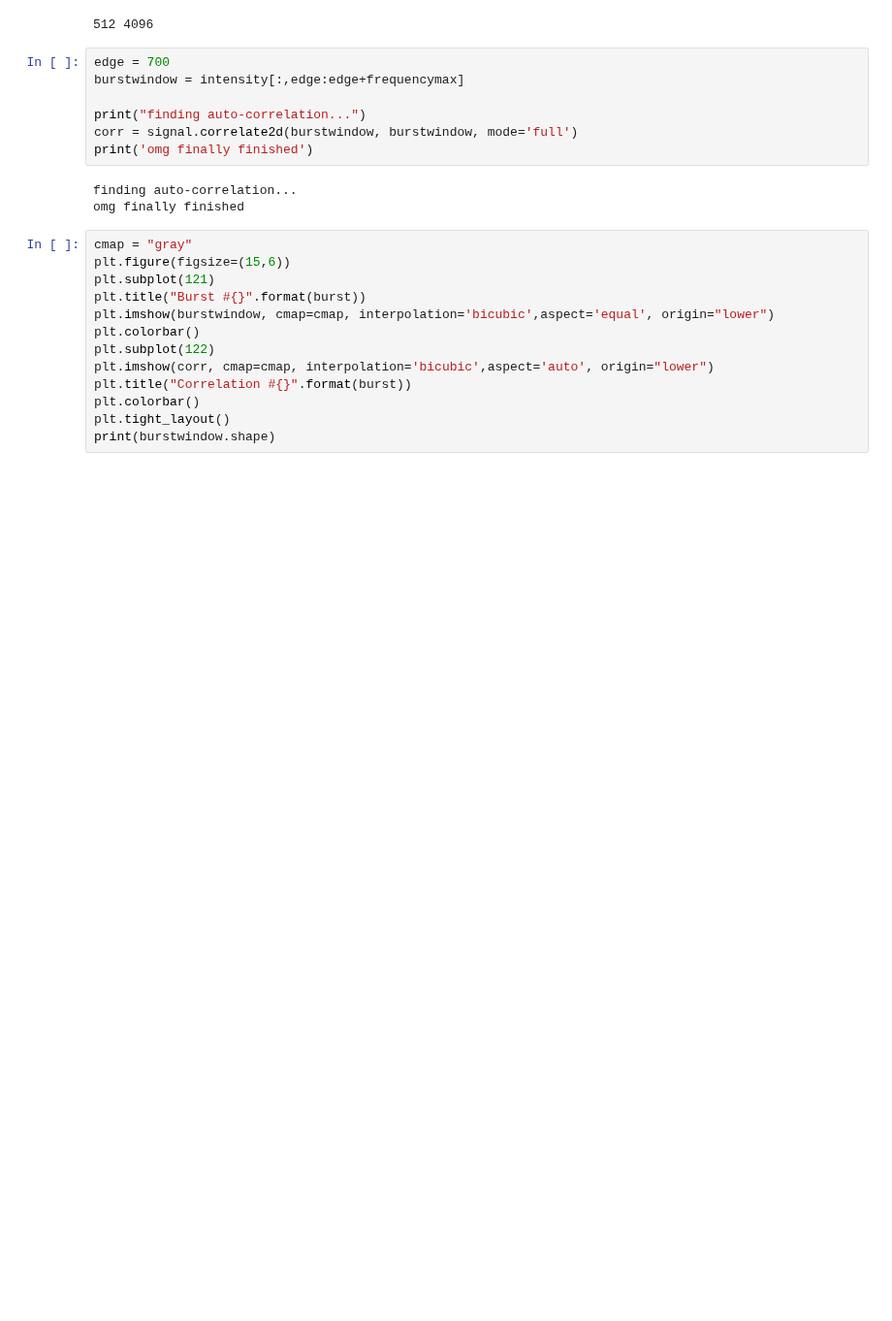
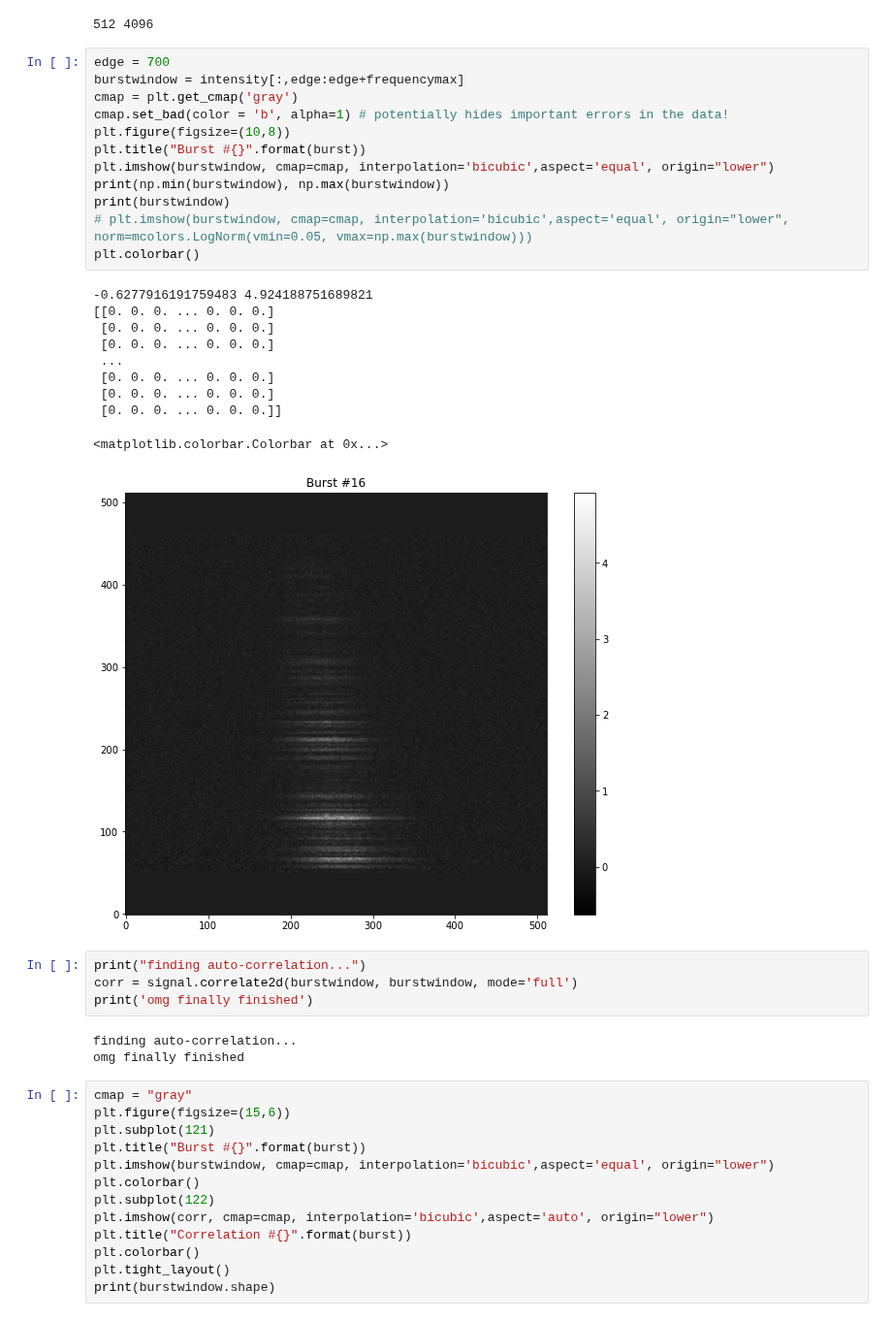
Before and after one commit to mef51/subdriftlaw, a Jupyter notebook: BurstDrift.ipynb, the cells around one changed output. Shown at 97% size. Cells and saved outputs as stored; diff of their text form; blank space fills up the shorter version.

Commit message:
fix the angle: should be normal now. print paramter errors. log colormap

```diff
--- a/BurstDrift.ipynb
+++ b/BurstDrift.ipynb
@@ -80,10 +80,30 @@ dimensions: 4096 512
 print(len(intensity), len(intensity[0]))
 # %% [output]
 512 4096
+# %%
+edge = 700
+burstwindow = intensity[:,edge:edge+frequencymax]
+cmap = plt.get_cmap('gray')
+cmap.set_bad(color = 'b', alpha=1) # potentially hides important errors in the data!
+plt.figure(figsize=(10,8))
+plt.title("Burst #{}".format(burst))
+plt.imshow(burstwindow, cmap=cmap, interpolation='bicubic',aspect='equal', origin="lower")
+print(np.min(burstwindow), np.max(burstwindow))
+print(burstwindow)
+# plt.imshow(burstwindow, cmap=cmap, interpolation='bicubic',aspect='equal', origin="lower", norm=mcolors.LogNorm(vmin=0.05, vmax=np.max(burstwindow)))
+plt.colorbar()
+# %% [output]
+-0.6277916191759483 4.924188751689821
+[[0. 0. 0. ... 0. 0. 0.]
+ [0. 0. 0. ... 0. 0. 0.]
+ [0. 0. 0. ... 0. 0. 0.]
+ ...
+ [0. 0. 0. ... 0. 0. 0.]
+ [0. 0. 0. ... 0. 0. 0.]
+ [0. 0. 0. ... 0. 0. 0.]]
+<matplotlib.colorbar.Colorbar at 0x...>
+[figure, added]
 # %%
-edge = 700
-burstwindow = intensity[:,edge:edge+frequencymax]
-
 print("finding auto-correlation...")
 corr = signal.correlate2d(burstwindow, burstwindow, mode='full')
 print('omg finally finished')
```
Also changed, not shown: 2 other files.
